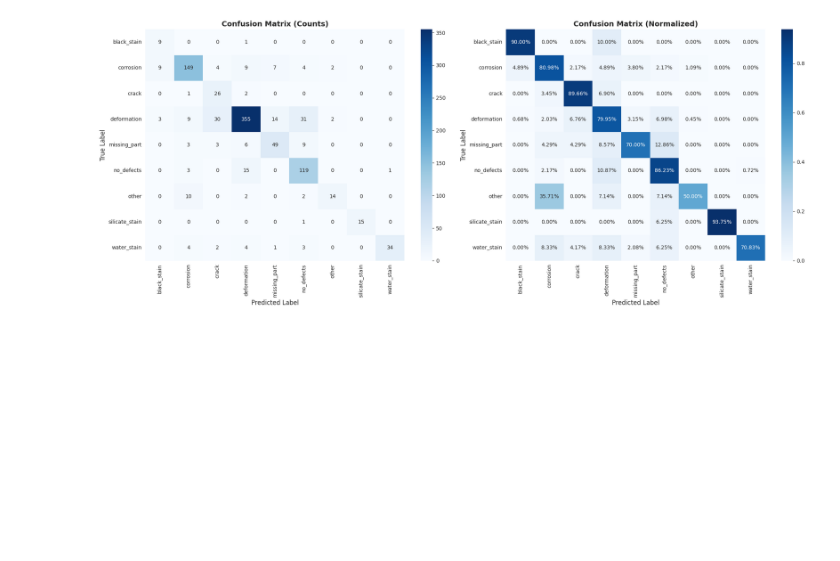
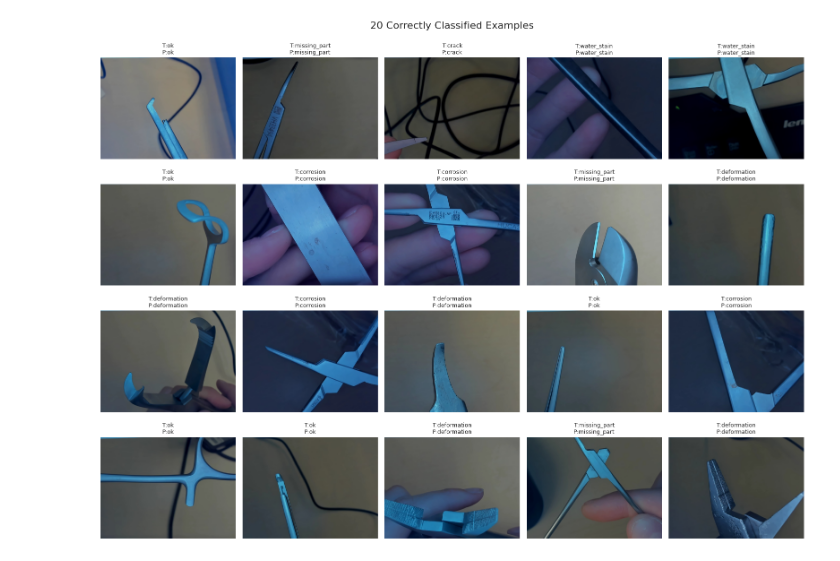
Before and after one commit to LukasBenner/NoisyLabelDefectDetection, a Jupyter notebook: notebooks/evaluation.ipynb, the cells around one changed output. Cells and saved outputs as stored; diff of their text form; code cells hidden in the pictures; blank space fills up the shorter version.

```diff
--- a/notebooks/evaluation.ipynb
+++ b/notebooks/evaluation.ipynb
@@ -84,10 +90,14 @@ Class names: ['black_stain', 'corrosion', 'crack', 'deformation', 'missing_part'
 # %%
 # Load configuration
+from hydra.core.global_hydra import GlobalHydra
+
+if GlobalHydra.instance().is_initialized():
+    GlobalHydra.instance().clear()
+
 with hydra.initialize(version_base="1.3", config_path=CONFIG_PATH):
     cfg = hydra.compose(config_name=CONFIG_NAME)
 
-# Load hyperparameters if available
-hyperparams_path = Path(MODEL_PATH) / "summary" / "hyperparameters.yaml"
+hyperparams_path = LOG_ROOT / "summary" / "hyperparameters.yaml"
 if hyperparams_path.exists():
     hyperparams = OmegaConf.load(hyperparams_path)
     print("Loaded hyperparameters from experiment")
@@ -95,6 +105,11 @@ else:
     hyperparams = cfg
     print("Using default config (hyperparameters.yaml not found)")
 
-print(hyperparams)
+# Data module
+datamodule = hydra.utils.instantiate(hyperparams.data)
+datamodule.prepare_data()
+datamodule.setup(stage="test")
+class_names = datamodule.class_names
+print(f"Classes: {class_names}")
 # %% [output]
 Loaded hyperparameters from experiment
@@ -187,34 +221,61 @@ Generate and visualize confusion matrices to understand classification patterns.
 # %%
-# Compute confusion matrix
-cm = confusion_matrix(results['targets'], results['predictions'])
+def get_image_path(dm, index: int) -> str:
+    if hasattr(dm, "test_dataset"):
+        test_dataset = dm.test_dataset
+        if hasattr(test_dataset, "parent") and hasattr(test_dataset, "indices"):
+            real_idx = test_dataset.indices[index]
+            parent = test_dataset.parent
+            if hasattr(parent, "samples"):
+                return parent.samples[real_idx][0]
+        for attr in ("samples", "imgs"):
+            if hasattr(test_dataset, attr):
+                return getattr(test_dataset, attr)[index][0]
+    if hasattr(dm, "test_ds"):
+        test_ds = dm.test_ds
+        for attr in ("samples", "imgs"):
+            if hasattr(test_ds, attr):
+                return getattr(test_ds, attr)[index][0]
+    raise AttributeError("Could not find image paths on datamodule/test dataset.")
 
-# Normalize confusion matrix
-cm_normalized = cm.astype('float') / cm.sum(axis=1)[:, np.newaxis]
+rng = np.random.default_rng(42)
+correct_indices = np.where(preds == targets)[0]
+wrong_indices = np.where(preds != targets)[0]
 
-# Plot confusion matrix (counts)
-fig, (ax1, ax2) = plt.subplots(1, 2, figsize=(20, 8))
+def sample_indices(indices: np.ndarray, n: int) -> np.ndarray:
+    if len(indices) <= n:
+        return indices
+    return rng.choice(indices, size=n, replace=False)
 
-# Confusion matrix with counts
-sns.heatmap(cm, annot=True, fmt='d', cmap='Blues',
-            xticklabels=class_names, yticklabels=class_names, ax=ax1)
-ax1.set_title('Confusion Matrix (Counts)', fontsize=14, fontweight='bold')
-ax1.set_xlabel('Predicted Label', fontsize=12)
-ax1.set_ylabel('True Label', fontsize=12)
+correct_sample = sample_indices(correct_indices, 20)
+wrong_sample = sample_indices(wrong_indices, 20)
 
-# Confusion matrix with percentages
-sns.heatmap(cm_normalized, annot=True, fmt='.2%', cmap='Blues',
-            xticklabels=class_names, yticklabels=class_names, ax=ax2)
-ax2.set_title('Confusion Matrix (Normalized)', fontsize=14, fontweight='bold')
-ax2.set_xlabel('Predicted Label', fontsize=12)
-ax2.set_ylabel('True Label', fontsize=12)
+def show_examples(indices: np.ndarray, title: str):
+    n = len(indices)
+    fig, axes = plt.subplots(4, 5, figsize=(16, 12))
+    axes = axes.ravel()
+    for i, idx in enumerate(indices):
+        img_path = get_image_path(datamodule, int(idx))
+        img = plt.imread(img_path)
+        axes[i].imshow(img)
+        axes[i].axis("off")
+        true_name = class_names[targets[idx]]
+        pred_name = class_names[preds[idx]]
+        axes[i].set_title(f"T:{true_name}\nP:{pred_name}", fontsize=9)
+    for j in range(n, len(axes)):
+        axes[j].axis("off")
+    plt.suptitle(title, fontsize=16, y=0.995)
+    plt.tight_layout()
+    plt.show()
+    return fig
 
-plt.tight_layout()
-plt.show()
+fig_correct = show_examples(correct_sample, "20 Correctly Classified Examples")
+fig_wrong = show_examples(wrong_sample, "20 Misclassified Examples")
 
-# Save confusion matrix
-save_path = Path(EVAL_PATH) / "confusion_matrix.png"
-save_path.parent.mkdir(parents=True, exist_ok=True)
-fig.savefig(save_path, dpi=300, bbox_inches='tight')
-print(f"Saved confusion matrix to {save_path}")
+correct_path = EVAL_PATH / "examples_correct.png"
+wrong_path = EVAL_PATH / "examples_wrong.png"
+fig_correct.savefig(correct_path, dpi=300, bbox_inches="tight")
+fig_wrong.savefig(wrong_path, dpi=300, bbox_inches="tight")
+print(f"Saved correct examples to {correct_path}")
+print(f"Saved wrong examples to {wrong_path}")
 # %% [output]
-[figure, old version]
+[figure, new version]
```
Also changed, not shown: parts of 23 cells of this notebook, 12 other files.
